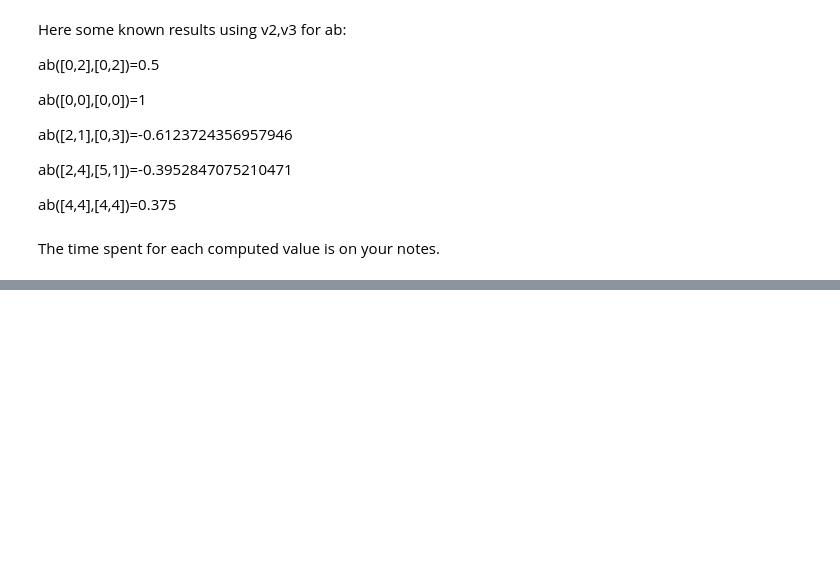
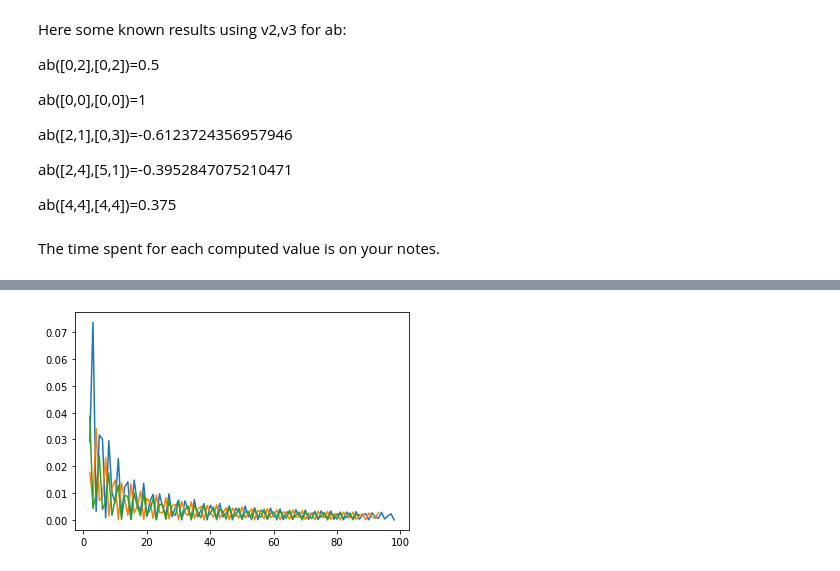
Before and after one commit to jcschindler01/bogo, a Jupyter notebook: src/Test.ipynb, the cells around one changed output, grey strips where cells are left out. Cells and saved outputs as stored; diff of their text form; code cells hidden in the pictures; blank space fills up the shorter version.

```diff
--- a/src/Test.ipynb
+++ b/src/Test.ipynb
@@ -76,0 +155,26 @@ Time ab([20,0],[10,10])=12.460918426513672
+# %%
+eta = 1.6
+ms = np.arange(2,100)
+def tema(d):
+    result = []
+    for m in ms:
+        prefactor = np.sqrt(fac(m+d)*fac(m))/(np.cosh(eta)**(m+(1+d)/2))
+        def term(k,m):
+            a = (np.sinh(eta)/2)**(m-k+d/2)
+            b = ((-1)**((m-k)/2+d/2))/(fac(k)*fac((m-k)/2)*fac((m-k+d)/2))
+            return a*b
+        if m%2==0:
+            K = np.arange(0,m+1,2)
+        else:
+            K = np.arange(1,m+1,2)
+        Term = np.sum(np.array([term(k,m) for k in K]))
+        result.append((prefactor*Term)**2)
+    return np.array(result)
+
+plt.plot(ms,tema(0))
+plt.plot(ms,tema(10))
+plt.plot(ms,tema(20))
+# plt.yscale('log')
+plt.show()
+# %% [output]
+[figure, added]
```
Also changed, not shown: parts of 9 cells of this notebook, 2 other files.
